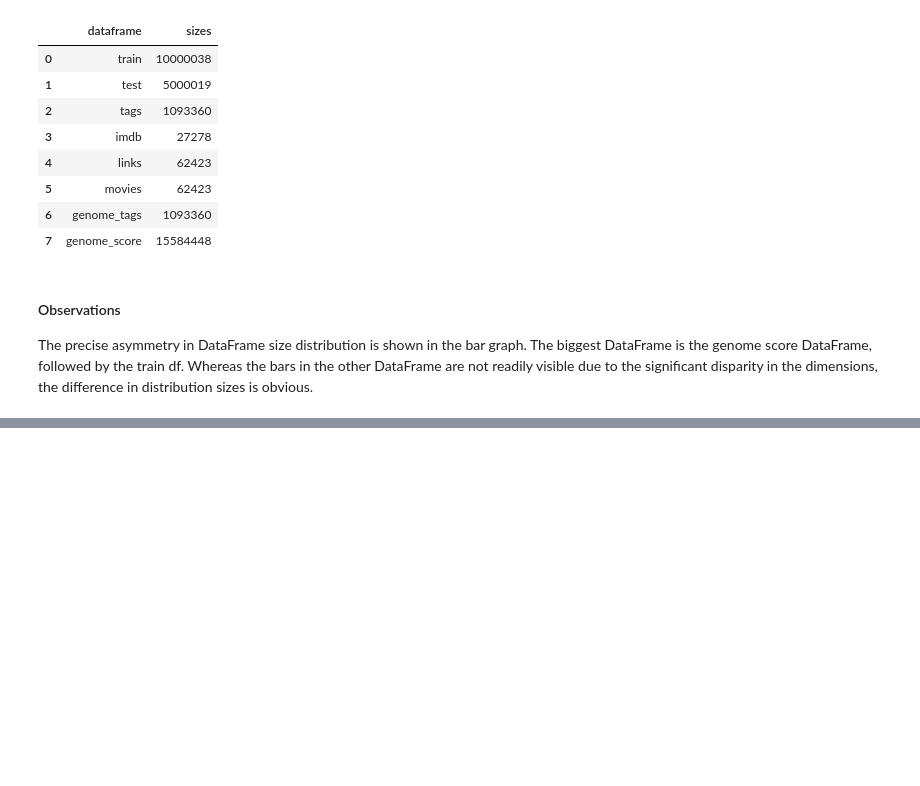
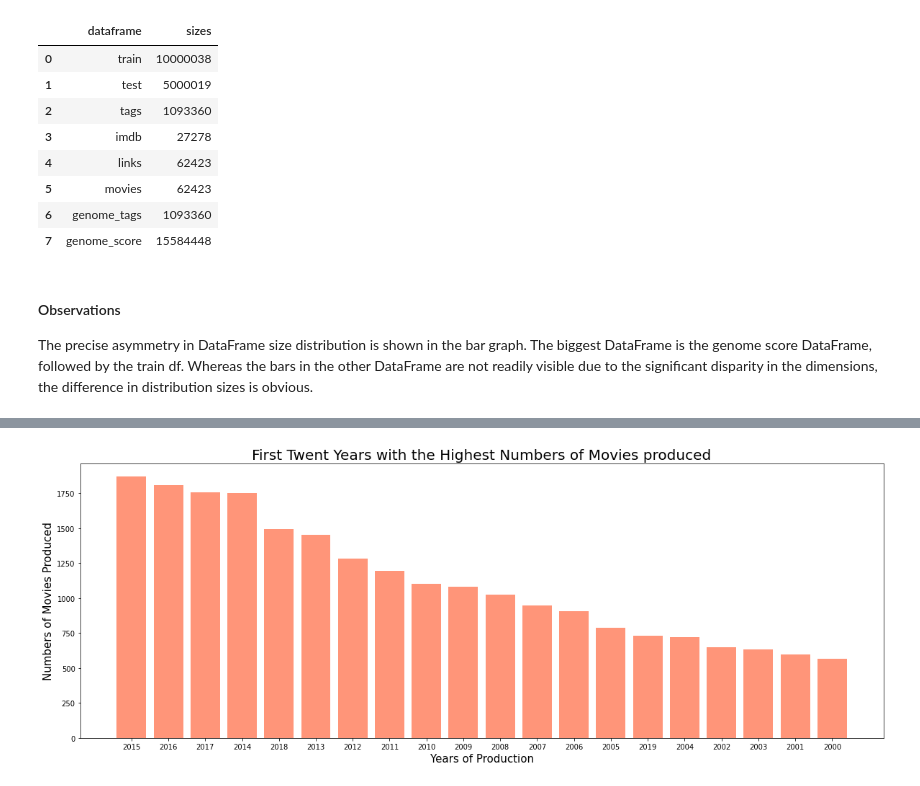
Before and after one commit to kojosbk/Movie_Recomender_Unsupervised_sprint, a Jupyter notebook: JM4 Starter_Notebook.ipynb, the cells around one changed output, grey strips where cells are left out. Saved outputs shown, nothing was run; the diff lists cells and outputs as text; code cells hidden in the pictures; blank space fills up the shorter version.

```diff
--- a/JM4 Starter_Notebook.ipynb
+++ b/JM4 Starter_Notebook.ipynb
@@ -629,0 +633,15 @@ The precise asymmetry in DataFrame size distribution is shown in the bar graph.
+# %%
+# Make a copy of movie table
+movies_table = movies.copy()
+
+# Remove delimiters from interested columns
+movies_table["genres"] = movies_table["genres"].str.replace('|', ' ', regex=True)
+movies_table["title"] = movies_table["title"].str.replace('(', ' ', regex=True)
+movies_table["title"] = movies_table["title"].str.replace('$', ' ', regex=True)
+movies_table["title"] = movies_table["title"].str.replace(')', ' ', regex=True)
+movies_table["genres"] = movies_table["genres"].str.replace('(', ' ', regex=True)
+movies_table["genres"] = movies_table["genres"].str.replace(')', ' ', regex=True)
+# Create a movie year column
+movies_table["year"] = movies_table["title"].str.replace(r'[a-zA-Z]', '', regex=True)
+movies_table["year"] = movies_table["year"].str.replace(r' ', '', regex=True)
+movies_table.head()
@@ -629,0 +655,12 @@ The precise asymmetry in DataFrame size distribution is shown in the bar graph.
+# %%
+# Visualise the first twenty years with the highest numbers of movies produced
+movies_table["year"] = movies_table["year"].astype('str')
+movies_year_count = movies_table["year"].value_counts()
+fig, ax = plt.subplots( figsize=(20,7))
+ax.bar(movies_year_count.index[:20], movies_year_count.values[:20],  facecolor='#FF5D32', alpha=0.65)
+ax.set_xlabel("Years of Production", fontsize = 15)
+ax.set_ylabel("Numbers of Movies Produced", fontsize = 15)
+ax.set_title("First Twent Years with the Highest Numbers of Movies produced", fontsize = 20)
+plt.show()
+# %% [output]
+[figure, added]
```
Also changed, not shown: parts of 14 cells of this notebook.
